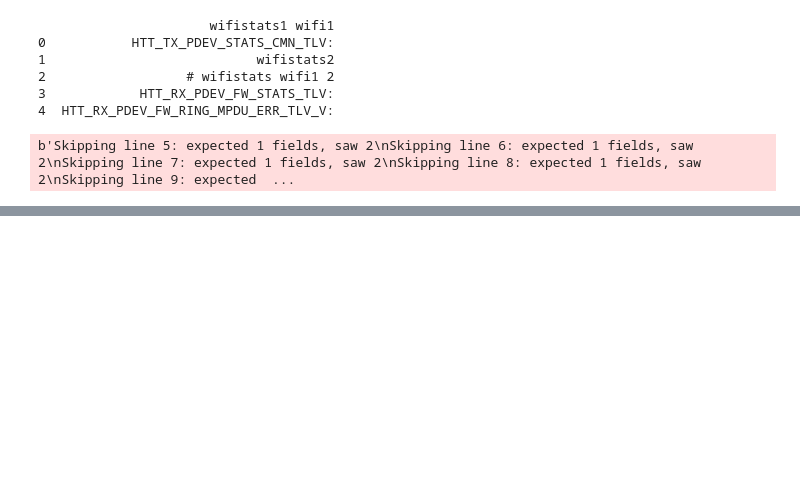
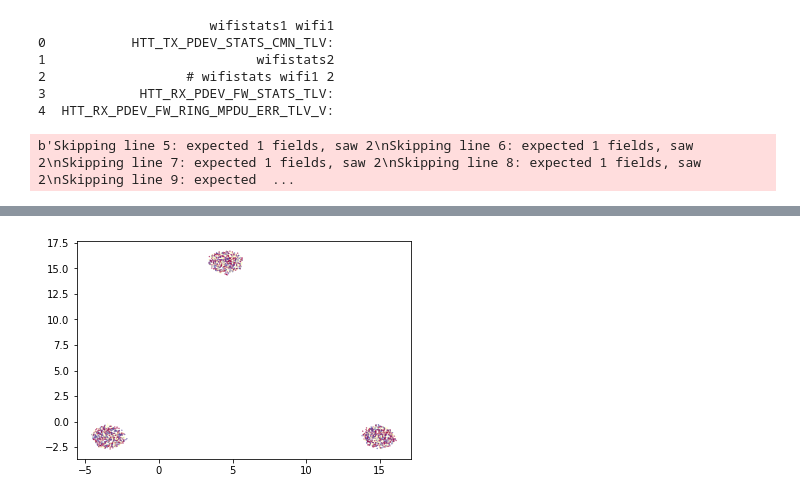
Before and after one commit to Nurad2325/Ruckathon_2022, a Jupyter notebook: Ruckathon Project.ipynb, the cells around one changed output, grey strips where cells are left out. Saved outputs shown, nothing was run; the diff lists cells and outputs as text; code cells hidden in the pictures; blank space fills up the shorter version.

```diff
--- a/Ruckathon Project.ipynb
+++ b/Ruckathon Project.ipynb
@@ -71,11 +61,16 @@ print(df.head())
 # %%
 # Sample dataset
-blobs, labels = make_blobs(n_samples=2000, n_features=10)
+blobs, labels = make_blobs(n_samples=2000, n_features=100)
 
-pd.DataFrame(blobs).head()
-clusterer.fit(blobs)
+# Model evaluation - need to replace "blobs" with wifistats dataset. Here blobs is 2000 x 100
+
+df = pd.DataFrame(blobs)
+print(df.head())
+
+clusterer.fit(df)
 hdbscan.HDBSCAN(algorithm='best', alpha=1.0, approx_min_span_tree=True,
     gen_min_span_tree=False, leaf_size=40,
     metric='euclidean', min_cluster_size=5, min_samples=None, p=None)
 clusterer.labels_
+clusterer.labels_.max()
 # %% [output]
@@ -82,0 +95,31 @@ array([1, 1, 1, ..., 1, 1, 0], dtype=int64)
+# %%
+# Since the dataset is multidimensional, in order to visaulize we transform into 2 dimensions using UMAP
+# UMAP: Uniform Manifold Approximation and Projection for Dimension Reduction
+
+standard_embedding = umap.UMAP(random_state=42).fit_transform(df)
+# %%
+clusterable_embedding = umap.UMAP(
+    n_neighbors=30,
+    min_dist=0.0,
+    n_components=2,
+    random_state=42,
+).fit_transform(df)
+
+labels = hdbscan.HDBSCAN(
+    min_samples=10,
+    min_cluster_size=500,
+).fit_predict(clusterable_embedding)
+# %%
+clustered = (labels >= 0)
+# plt.scatter(standard_embedding[~clustered, 0],
+#             standard_embedding[~clustered, 1],
+#             color=(0.5, 0.5, 0.5),
+#             s=0.1,
+#             alpha=0.5)
+plt.scatter(standard_embedding[clustered, 0],
+            standard_embedding[clustered, 1],
+            c=labels[clustered],
+            s=0.1,
+            cmap='Spectral');
+# %% [output]
+[figure, added]
```
Also changed, not shown: parts of 4 cells of this notebook.
